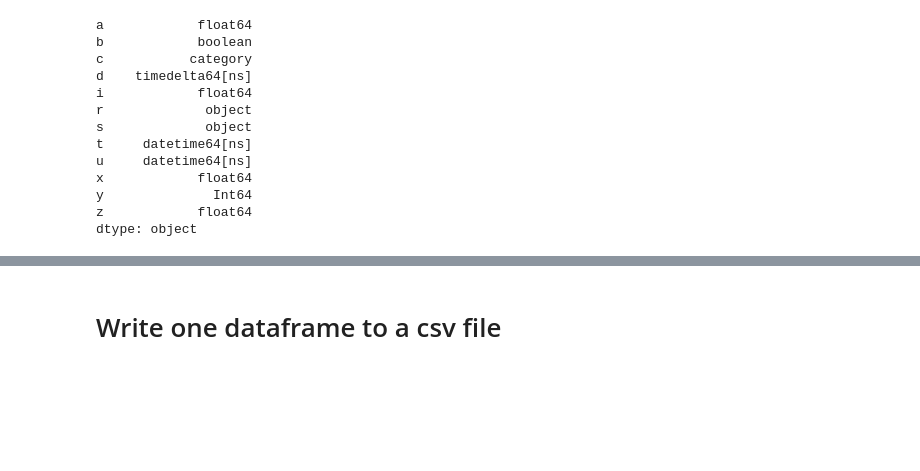
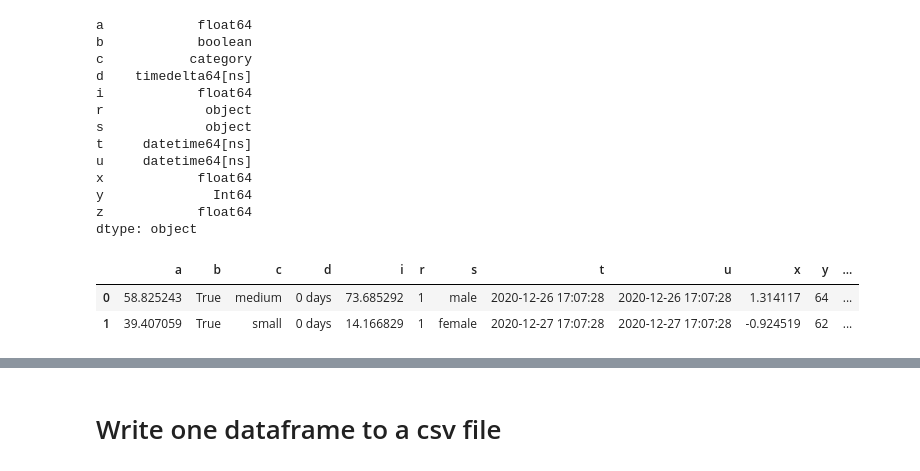
Before and after one commit to gillespilon/noob, a Jupyter notebook: 02_data_file_write.ipynb, the cells around one changed output, grey strips where cells are left out. Saved outputs shown, nothing was run; the diff lists cells and outputs as text; code cells hidden in the pictures; blank space fills up the shorter version.

Commit message:
Add df2, df3 to "create three dataframes"

```diff
--- a/02_data_file_write.ipynb
+++ b/02_data_file_write.ipynb
@@ -80,3 +80,9 @@ x            float64
 y              Int64
 z            float64
 dtype: object
+# %%
+df2.head(2)
+# %% [output]
+|  | a | b | c | d | i | r | s | t | u | x | y | ... |
+| 0 | 58.825243 | True | medium | 0 days | 73.685292 | 1 | male | 2020-12-26 17:07:28 | 2020-12-26 17:07:28 | 1.314117 | 64 | ... |
+| 1 | 39.407059 | True | small | 0 days | 14.166829 | 1 | female | 2020-12-27 17:07:28 | 2020-12-27 17:07:28 | -0.924519 | 62 | ... |
```
Also changed, not shown: parts of 14 cells of this notebook.
